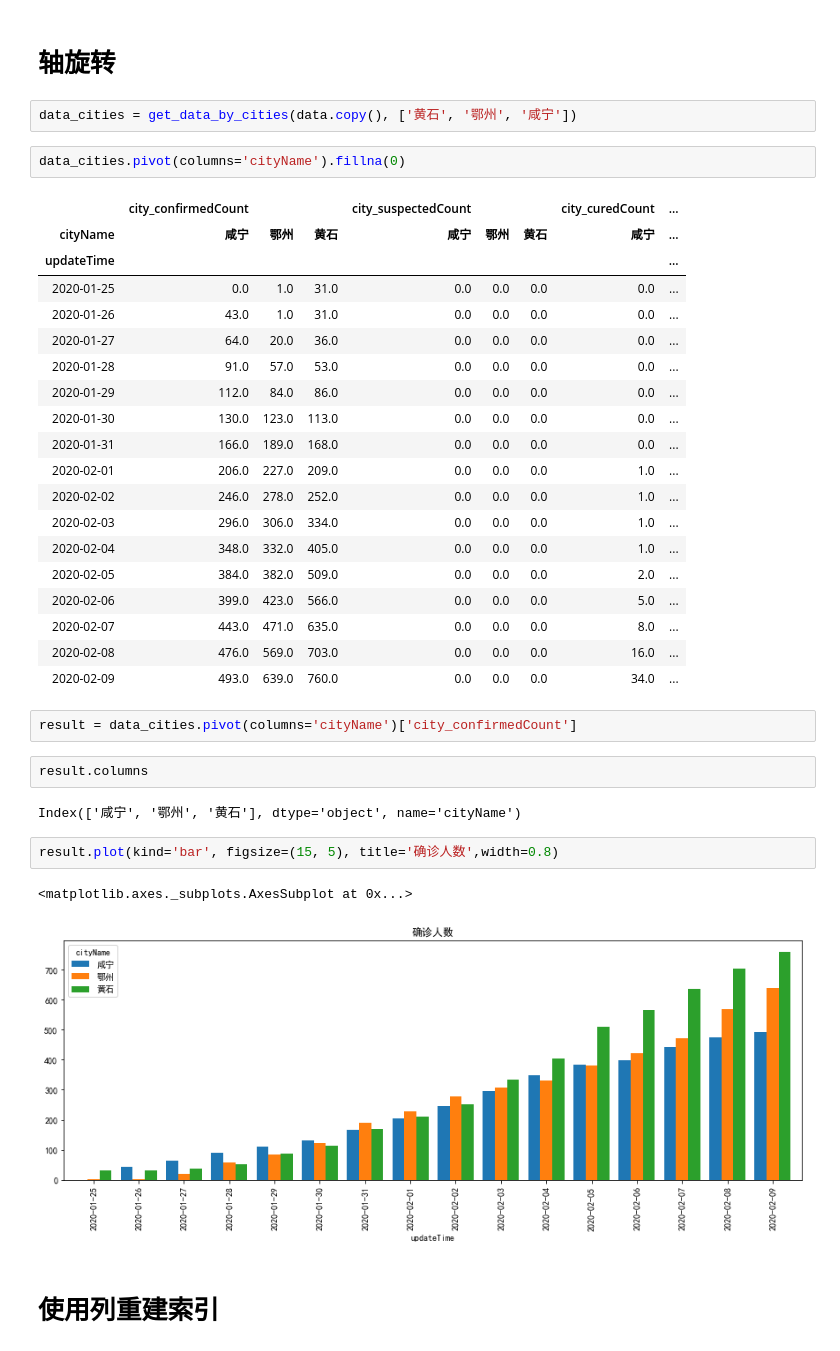
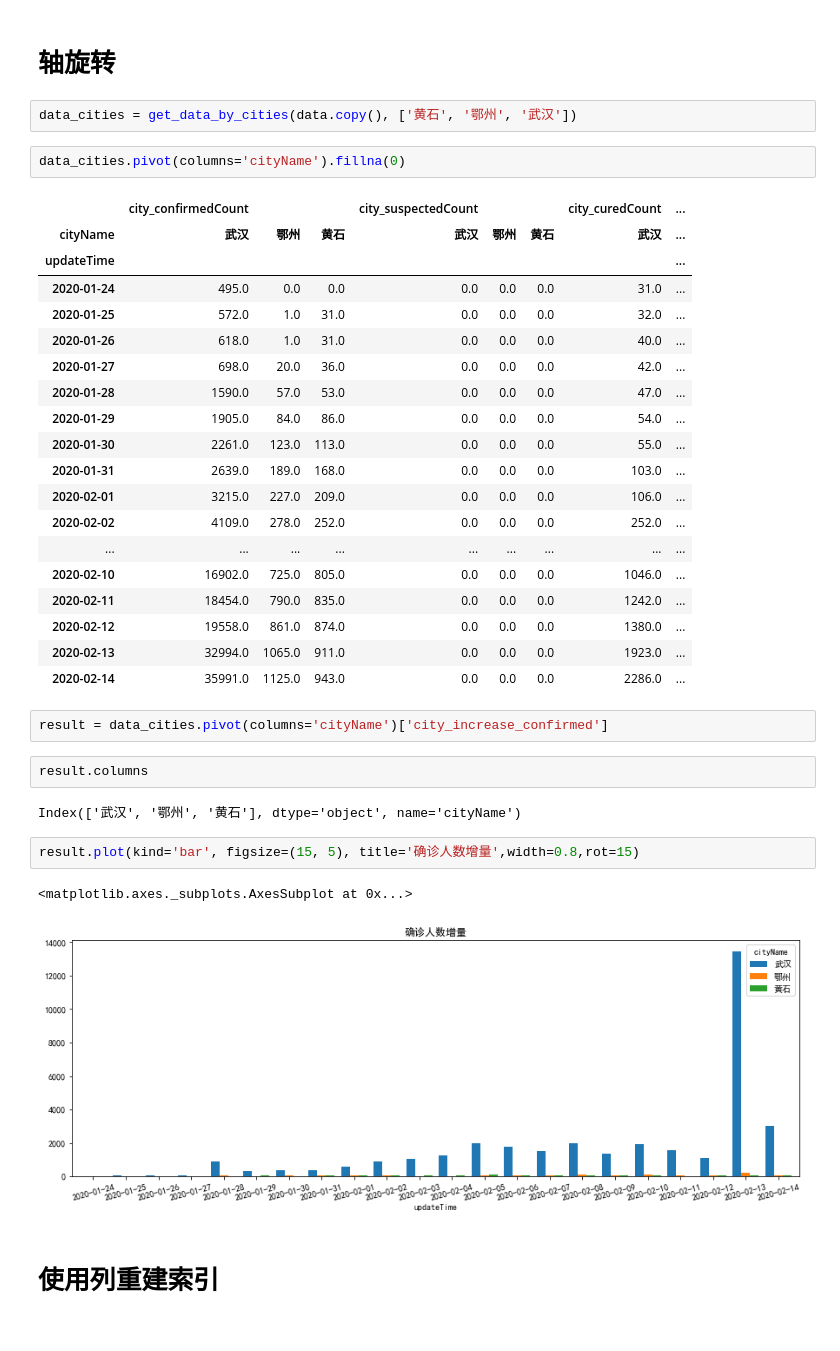
Before and after one commit to McJevons/DXY-2019-nCoV-Data, a Jupyter notebook: 疫情数据分析.ipynb, the cells around one changed output. Saved outputs shown, nothing was run; the diff lists cells and outputs as text.

```diff
--- a/疫情数据分析.ipynb
+++ b/疫情数据分析.ipynb
@@ -44,40 +44,40 @@ show_bar_by_cities(data.copy(),['武汉'],'city_confirmedCount')
 # %% [markdown]
 # 轴旋转
 # %%
-data_cities = get_data_by_cities(data.copy(), ['黄石', '鄂州', '咸宁'])
+data_cities = get_data_by_cities(data.copy(), ['黄石', '鄂州', '武汉'])
 # %%
 data_cities.pivot(columns='cityName').fillna(0)
 # %% [output]
 |  | city_confirmedCount |  |  | city_suspectedCount |  |  | city_curedCount | ... |
-| cityName | 咸宁 | 鄂州 | 黄石 | 咸宁 | 鄂州 | 黄石 | 咸宁 | ... |
+| cityName | 武汉 | 鄂州 | 黄石 | 武汉 | 鄂州 | 黄石 | 武汉 | ... |
 | updateTime |  |  |  |  |  |  |  | ... |
-| 2020-01-25 | 0.0 | 1.0 | 31.0 | 0.0 | 0.0 | 0.0 | 0.0 | ... |
-| 2020-01-26 | 43.0 | 1.0 | 31.0 | 0.0 | 0.0 | 0.0 | 0.0 | ... |
-| 2020-01-27 | 64.0 | 20.0 | 36.0 | 0.0 | 0.0 | 0.0 | 0.0 | ... |
-| 2020-01-28 | 91.0 | 57.0 | 53.0 | 0.0 | 0.0 | 0.0 | 0.0 | ... |
-| 2020-01-29 | 112.0 | 84.0 | 86.0 | 0.0 | 0.0 | 0.0 | 0.0 | ... |
-| 2020-01-30 | 130.0 | 123.0 | 113.0 | 0.0 | 0.0 | 0.0 | 0.0 | ... |
-| 2020-01-31 | 166.0 | 189.0 | 168.0 | 0.0 | 0.0 | 0.0 | 0.0 | ... |
-| 2020-02-01 | 206.0 | 227.0 | 209.0 | 0.0 | 0.0 | 0.0 | 1.0 | ... |
-| 2020-02-02 | 246.0 | 278.0 | 252.0 | 0.0 | 0.0 | 0.0 | 1.0 | ... |
-| 2020-02-03 | 296.0 | 306.0 | 334.0 | 0.0 | 0.0 | 0.0 | 1.0 | ... |
-| 2020-02-04 | 348.0 | 332.0 | 405.0 | 0.0 | 0.0 | 0.0 | 1.0 | ... |
-| 2020-02-05 | 384.0 | 382.0 | 509.0 | 0.0 | 0.0 | 0.0 | 2.0 | ... |
-| 2020-02-06 | 399.0 | 423.0 | 566.0 | 0.0 | 0.0 | 0.0 | 5.0 | ... |
-| 2020-02-07 | 443.0 | 471.0 | 635.0 | 0.0 | 0.0 | 0.0 | 8.0 | ... |
-| 2020-02-08 | 476.0 | 569.0 | 703.0 | 0.0 | 0.0 | 0.0 | 16.0 | ... |
-| 2020-02-09 | 493.0 | 639.0 | 760.0 | 0.0 | 0.0 | 0.0 | 34.0 | ... |
+| 2020-01-24 | 495.0 | 0.0 | 0.0 | 0.0 | 0.0 | 0.0 | 31.0 | ... |
+| 2020-01-25 | 572.0 | 1.0 | 31.0 | 0.0 | 0.0 | 0.0 | 32.0 | ... |
+| 2020-01-26 | 618.0 | 1.0 | 31.0 | 0.0 | 0.0 | 0.0 | 40.0 | ... |
+| 2020-01-27 | 698.0 | 20.0 | 36.0 | 0.0 | 0.0 | 0.0 | 42.0 | ... |
+| 2020-01-28 | 1590.0 | 57.0 | 53.0 | 0.0 | 0.0 | 0.0 | 47.0 | ... |
+| 2020-01-29 | 1905.0 | 84.0 | 86.0 | 0.0 | 0.0 | 0.0 | 54.0 | ... |
+| 2020-01-30 | 2261.0 | 123.0 | 113.0 | 0.0 | 0.0 | 0.0 | 55.0 | ... |
+| 2020-01-31 | 2639.0 | 189.0 | 168.0 | 0.0 | 0.0 | 0.0 | 103.0 | ... |
+| 2020-02-01 | 3215.0 | 227.0 | 209.0 | 0.0 | 0.0 | 0.0 | 106.0 | ... |
+| 2020-02-02 | 4109.0 | 278.0 | 252.0 | 0.0 | 0.0 | 0.0 | 252.0 | ... |
+| ... | ... | ... | ... | ... | ... | ... | ... | ... |
+| 2020-02-10 | 16902.0 | 725.0 | 805.0 | 0.0 | 0.0 | 0.0 | 1046.0 | ... |
+| 2020-02-11 | 18454.0 | 790.0 | 835.0 | 0.0 | 0.0 | 0.0 | 1242.0 | ... |
+| 2020-02-12 | 19558.0 | 861.0 | 874.0 | 0.0 | 0.0 | 0.0 | 1380.0 | ... |
+| 2020-02-13 | 32994.0 | 1065.0 | 911.0 | 0.0 | 0.0 | 0.0 | 1923.0 | ... |
+| 2020-02-14 | 35991.0 | 1125.0 | 943.0 | 0.0 | 0.0 | 0.0 | 2286.0 | ... |
 # %%
-result = data_cities.pivot(columns='cityName')['city_confirmedCount']
+result = data_cities.pivot(columns='cityName')['city_increase_confirmed']
 # %%
 result.columns
 # %% [output]
-Index(['咸宁', '鄂州', '黄石'], dtype='object', name='cityName')
+Index(['武汉', '鄂州', '黄石'], dtype='object', name='cityName')
 # %%
-result.plot(kind='bar', figsize=(15, 5), title='确诊人数',width=0.8)
+result.plot(kind='bar', figsize=(15, 5), title='确诊人数增量',width=0.8,rot=15)
 # %% [output]
 <matplotlib.axes._subplots.AxesSubplot at 0x...>
-[figure, old version]
+[figure, new version]
 # %% [markdown]
 # 使用列重建索引
 # %%
```
Also changed, not shown: parts of 6 cells of this notebook, 2 other files.
